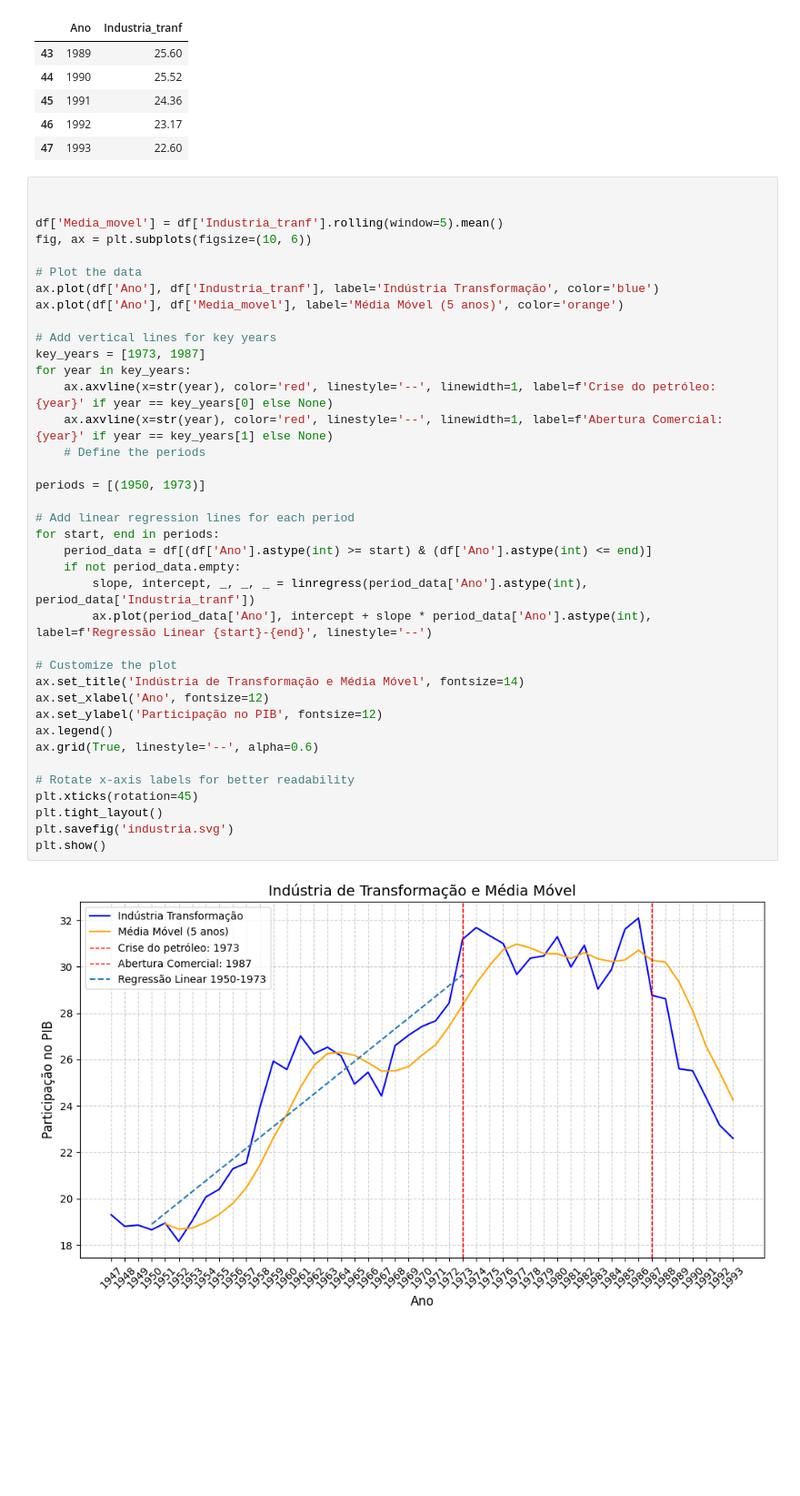
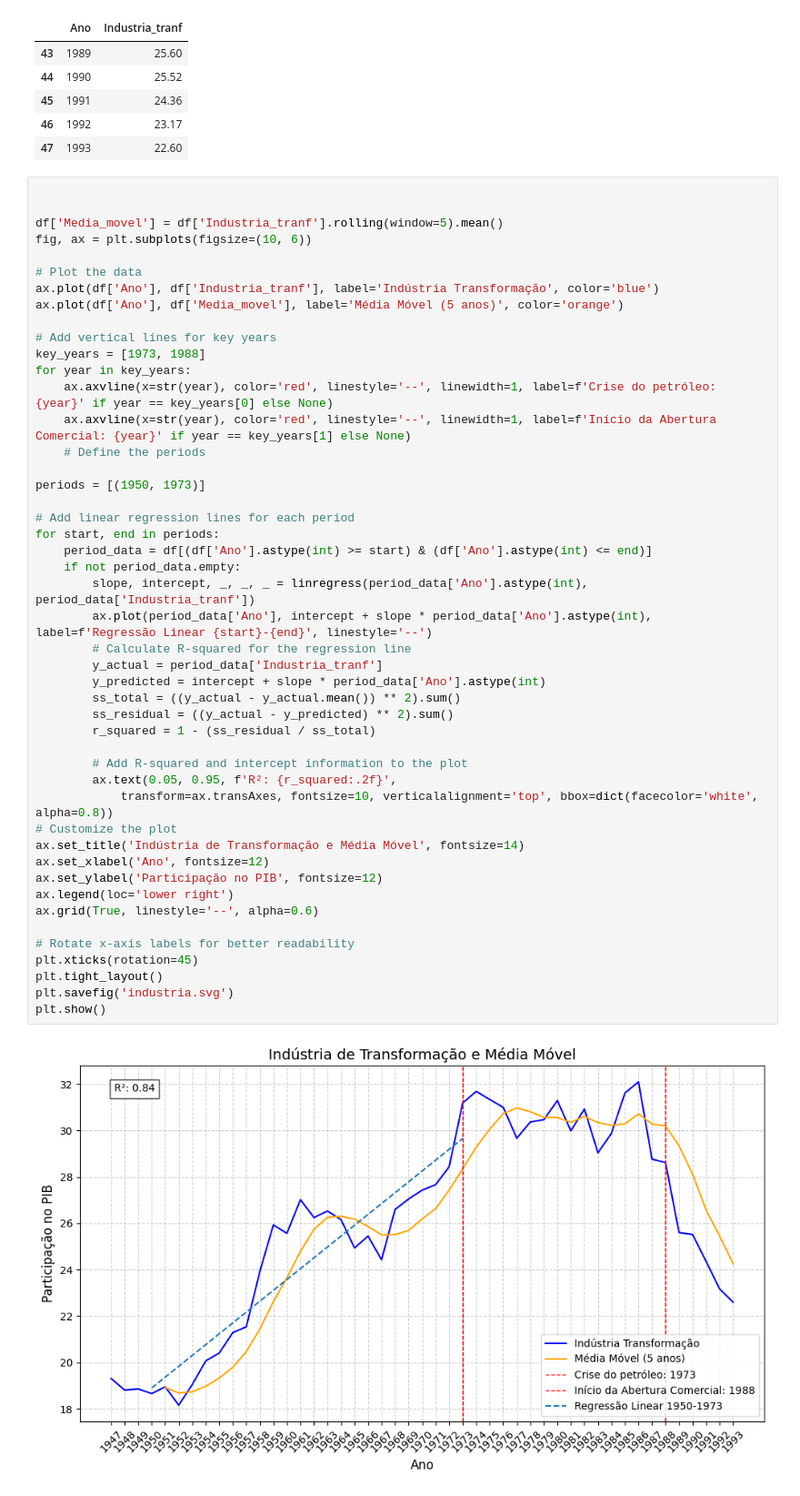
Before and after one commit to leoaucar/deindustrialization_db, a Jupyter notebook: analise copy.ipynb, the cells around one changed output. Shown at 91% size. Drawn from its saved outputs; the diff is of its cells as text; blank space fills up the shorter version.

Commit message:
ajuste imagens

```diff
--- a/analise copy.ipynb
+++ b/analise copy.ipynb
@@ -100,34 +119,43 @@ fig, ax = plt.subplots(figsize=(10, 6))
 # Plot the data
 ax.plot(df['Ano'], df['Industria_tranf'], label='Indústria Transformação', color='blue')
 ax.plot(df['Ano'], df['Media_movel'], label='Média Móvel (5 anos)', color='orange')
 
 # Add vertical lines for key years
-key_years = [1973, 1987]
+key_years = [1973, 1988]
 for year in key_years:
     ax.axvline(x=str(year), color='red', linestyle='--', linewidth=1, label=f'Crise do petróleo: {year}' if year == key_years[0] else None)
-    ax.axvline(x=str(year), color='red', linestyle='--', linewidth=1, label=f'Abertura Comercial: {year}' if year == key_years[1] else None)
+    ax.axvline(x=str(year), color='red', linestyle='--', linewidth=1, label=f'Início da Abertura Comercial: {year}' if year == key_years[1] else None)
     # Define the periods
 
 periods = [(1950, 1973)]
 
 # Add linear regression lines for each period
 for start, end in periods:
     period_data = df[(df['Ano'].astype(int) >= start) & (df['Ano'].astype(int) <= end)]
     if not period_data.empty:
         slope, intercept, _, _, _ = linregress(period_data['Ano'].astype(int), period_data['Industria_tranf'])
         ax.plot(period_data['Ano'], intercept + slope * period_data['Ano'].astype(int), label=f'Regressão Linear {start}-{end}', linestyle='--')
+        # Calculate R-squared for the regression line
+        y_actual = period_data['Industria_tranf']
+        y_predicted = intercept + slope * period_data['Ano'].astype(int)
+        ss_total = ((y_actual - y_actual.mean()) ** 2).sum()
+        ss_residual = ((y_actual - y_predicted) ** 2).sum()
+        r_squared = 1 - (ss_residual / ss_total)
 
+        # Add R-squared and intercept information to the plot
+        ax.text(0.05, 0.95, f'R²: {r_squared:.2f}',
+            transform=ax.transAxes, fontsize=10, verticalalignment='top', bbox=dict(facecolor='white', alpha=0.8))
 # Customize the plot
 ax.set_title('Indústria de Transformação e Média Móvel', fontsize=14)
 ax.set_xlabel('Ano', fontsize=12)
 ax.set_ylabel('Participação no PIB', fontsize=12)
-ax.legend()
+ax.legend(loc='lower right')
 ax.grid(True, linestyle='--', alpha=0.6)
 
 # Rotate x-axis labels for better readability
 plt.xticks(rotation=45)
 plt.tight_layout()
 plt.savefig('industria.svg')
 plt.show()
 # %% [output]
-[figure, old version]
+[figure, new version]
```
Also changed, not shown: parts of 2 cells of this notebook, 4 other files.
